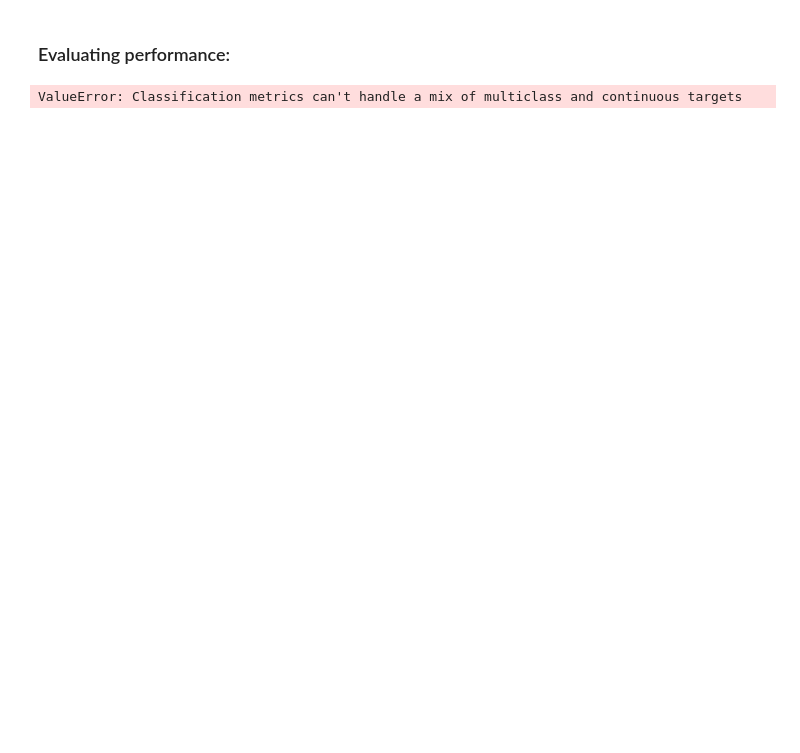
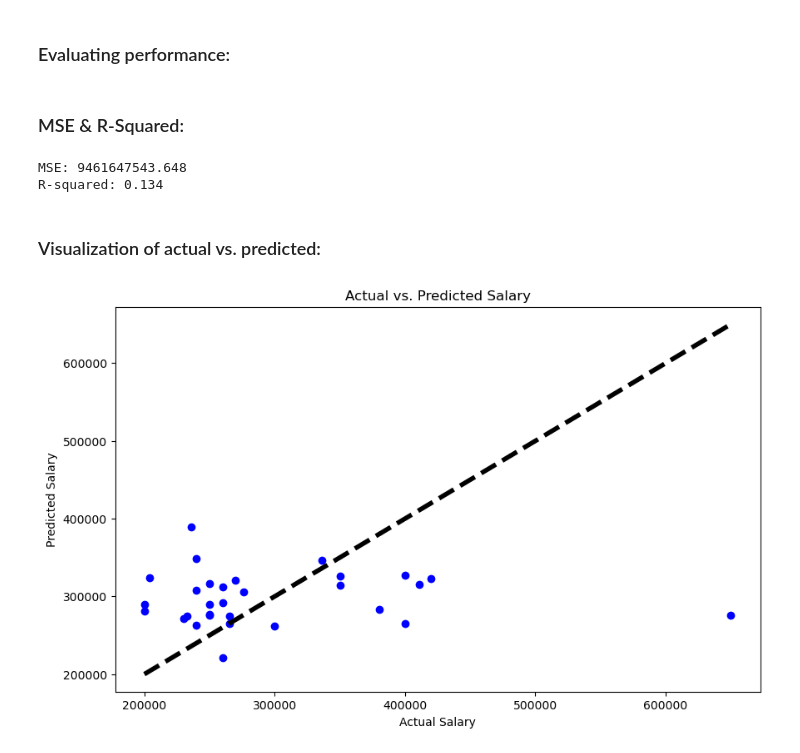
Before and after one commit to S1036942/GRA4157_PROJECT, a Jupyter notebook: Project_2/johans_test.ipynb, the cells around one changed output. Drawn from its saved outputs; the diff is of its cells as text; code cells hidden in the pictures; blank space fills up the shorter version.

```diff
--- a/Project_2/johans_test.ipynb
+++ b/Project_2/johans_test.ipynb
@@ -93,10 +100,4 @@ plt.show()
 # %%
-import sklearn
-from sklearn.linear_model import LinearRegression
-from sklearn.model_selection import train_test_split
-from sklearn.metrics import mean_squared_error, r2_score
-from sklearn.preprocessing import OneHotEncoder
-
 # Drop rows with missing 'salary' values for this regression analysis
 df_cleaned = df.dropna(subset=['salary'])
 
@@ -108,20 +109,5 @@ target = df_cleaned['salary']
 # Convert categorical variables into dummy variables
 features_encoded = pd.get_dummies(features, drop_first=True)
 
-
 # Splitting data into training and testing sets
 X_train, X_test, y_train, y_test = train_test_split(features_encoded, target, test_size=0.2, random_state=42)
-
-
-# Create and train the model
-model = LinearRegression()
-model.fit(X_train, y_train)
-
-# Predicting on the test set
-y_pred = model.predict(X_test)
-
-# Evaluating the model
-mse = mean_squared_error(y_test, y_pred)
-r2 = r2_score(y_test, y_pred)
-
-mse, r2
@@ -129,0 +131,11 @@ ModuleNotFoundError: No module named 'sklearn'
+# %%
+X_train_sm = sm.add_constant(X_train)
+X_test_sm = sm.add_constant(X_test)
+
+X_train_sm['gender_M'] = X_train_sm['gender_M'].astype(int)
+X_train_sm['workex_Yes'] = X_train_sm['workex_Yes'].astype(int)
+X_train_sm['specialisation_Mkt&HR'] = X_train_sm['specialisation_Mkt&HR'].astype(int)
+
+X_test_sm['gender_M'] = X_test_sm['gender_M'].astype(int)
+X_test_sm['workex_Yes'] = X_test_sm['workex_Yes'].astype(int)
+X_test_sm['specialisation_Mkt&HR'] = X_test_sm['specialisation_Mkt&HR'].astype(int)
@@ -129,0 +146,2 @@ ModuleNotFoundError: No module named 'sklearn'
+# %%
+model = sm.OLS(y_train, X_train_sm).fit()
@@ -129,0 +172,2 @@ ModuleNotFoundError: No module named 'sklearn'
+# %%
+y_pred = model.predict(X_test_sm)
@@ -130,9 +202,25 @@ ModuleNotFoundError: No module named 'sklearn'
 # %% [markdown]
 ### Evaluating performance:
-# %%
-from sklearn import metrics
-
-accuracy = metrics.accuracy_score(y_test, y_pred)
-accuracy
-# %% [output]
-ValueError: Classification metrics can't handle a mix of multiclass and continuous targets
+# %% [markdown]
+### MSE & R-Squared:
+# %%
+mse = np.mean((y_test - y_pred) ** 2)
+print(f"MSE: {mse:.3f}")
+
+r2 = model.rsquared
+print(f"R-squared: {r2:.3f}")
+# %% [output]
+MSE: 9461647543.648
+R-squared: 0.134
+# %% [markdown]
+### Visualization of actual vs. predicted:
+# %%
+plt.figure(figsize=(10, 6))
+plt.scatter(y_test, y_pred, color='blue')
+plt.plot([y_test.min(), y_test.max()], [y_test.min(), y_test.max()], 'k--', lw=4)
+plt.xlabel('Actual Salary')
+plt.ylabel('Predicted Salary')
+plt.title('Actual vs. Predicted Salary')
+plt.show()
+# %% [output]
+[figure, added]
```
Also changed, not shown: parts of 18 cells of this notebook, 3 other files.
